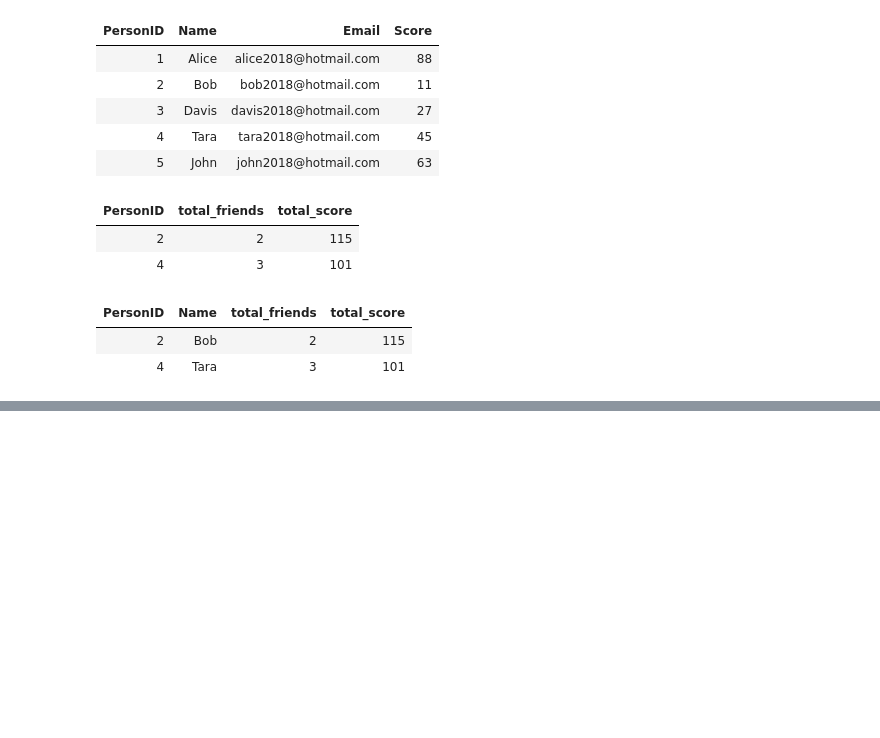
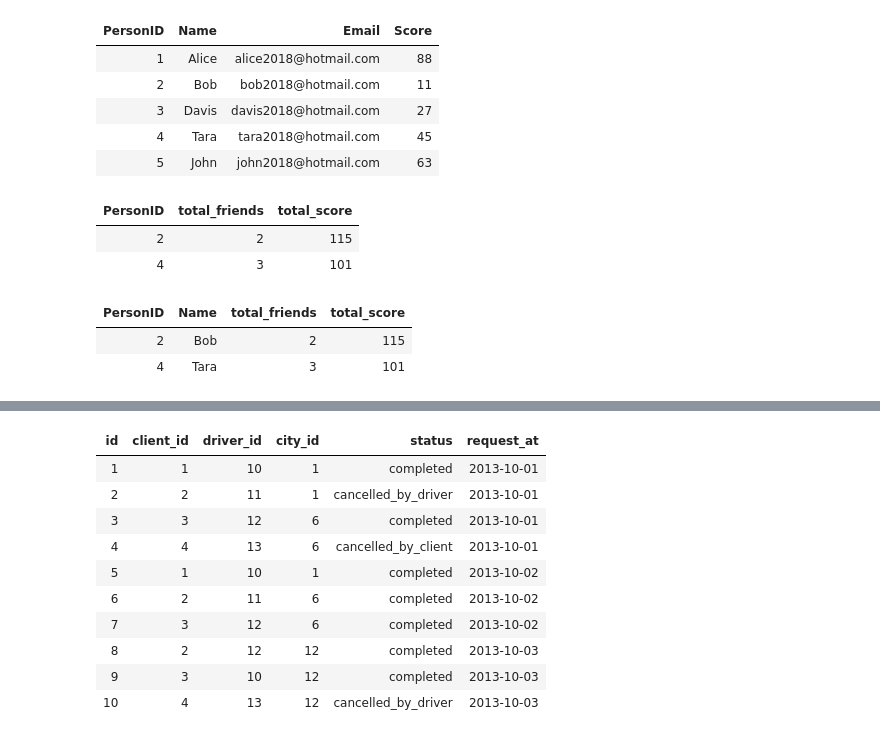
Before and after one commit to Rupam-1/SQL-Pyspark-practise_youtube, a Jupyter notebook: 02. PYSPARK - Part1.ipynb, the cells around one changed output, grey strips where cells are left out. Drawn from its saved outputs; the diff is of its cells as text; code cells hidden in the pictures; blank space fills up the shorter version.

```diff
--- a/02. PYSPARK - Part1.ipynb
+++ b/02. PYSPARK - Part1.ipynb
@@ -355,0 +363,78 @@ final_df.display()
+# %%
+from pyspark.sql.types import *
+from datetime import date
+
+# ----------------------------
+# Trips DataFrame
+# ----------------------------
+
+trips_data = [
+    (1, 1, 10, 1, "completed", date(2013, 10, 1)),
+    (2, 2, 11, 1, "cancelled_by_driver", date(2013, 10, 1)),
+    (3, 3, 12, 6, "completed", date(2013, 10, 1)),
+    (4, 4, 13, 6, "cancelled_by_client", date(2013, 10, 1)),
+    (5, 1, 10, 1, "completed", date(2013, 10, 2)),
+    (6, 2, 11, 6, "completed", date(2013, 10, 2)),
+    (7, 3, 12, 6, "completed", date(2013, 10, 2)),
+    (8, 2, 12, 12, "completed", date(2013, 10, 3)),
+    (9, 3, 10, 12, "completed", date(2013, 10, 3)),
+    (10, 4, 13, 12, "cancelled_by_driver", date(2013, 10, 3))
+]
+
+trips_schema = StructType([
+    StructField("id", IntegerType(), True),
+    StructField("client_id", IntegerType(), True),
+    StructField("driver_id", IntegerType(), True),
+    StructField("city_id", IntegerType(), True),
+    StructField("status", StringType(), True),
+    StructField("request_at", DateType(), True)
+])
+
+trips_df = spark.createDataFrame(
+    trips_data,
+    schema=trips_schema
+)
+
+trips_df.display()
+trips_df.write.mode("overwrite").saveAsTable("trips")
+
+# ----------------------------
+# Users DataFrame
+# ----------------------------
+
+users_data = [
+    (1, "No", "client"),
+    (2, "Yes", "client"),
+    (3, "No", "client"),
+    (4, "No", "client"),
+    (10, "No", "driver"),
+    (11, "No", "driver"),
+    (12, "No", "driver"),
+    (13, "No", "driver")
+]
+
+users_schema = StructType([
+    StructField("users_id", IntegerType(), True),
+    StructField("banned", StringType(), True),
+    StructField("role", StringType(), True)
+])
+
+users_df = spark.createDataFrame(
+    users_data,
+    schema=users_schema
+)
+
+users_df.display()
+users_df.write.mode("overwrite").saveAsTable("users")
+# %% [output]
+| id | client_id | driver_id | city_id | status | request_at |
+| 1 | 1 | 10 | 1 | completed | 2013-10-01 |
+| 2 | 2 | 11 | 1 | cancelled_by_driver | 2013-10-01 |
+| 3 | 3 | 12 | 6 | completed | 2013-10-01 |
+| 4 | 4 | 13 | 6 | cancelled_by_client | 2013-10-01 |
+| 5 | 1 | 10 | 1 | completed | 2013-10-02 |
+| 6 | 2 | 11 | 6 | completed | 2013-10-02 |
+| 7 | 3 | 12 | 6 | completed | 2013-10-02 |
+| 8 | 2 | 12 | 12 | completed | 2013-10-03 |
+| 9 | 3 | 10 | 12 | completed | 2013-10-03 |
+| 10 | 4 | 13 | 12 | cancelled_by_driver | 2013-10-03 |
```
Also changed, not shown: parts of 6 cells of this notebook, 1 other file.
